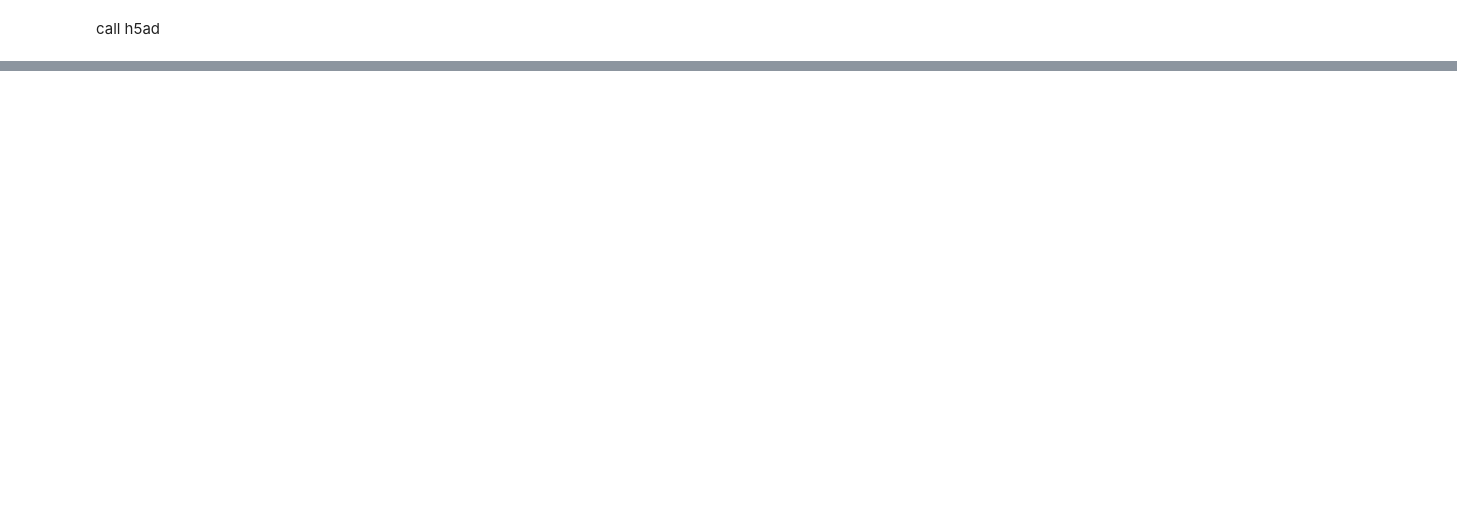
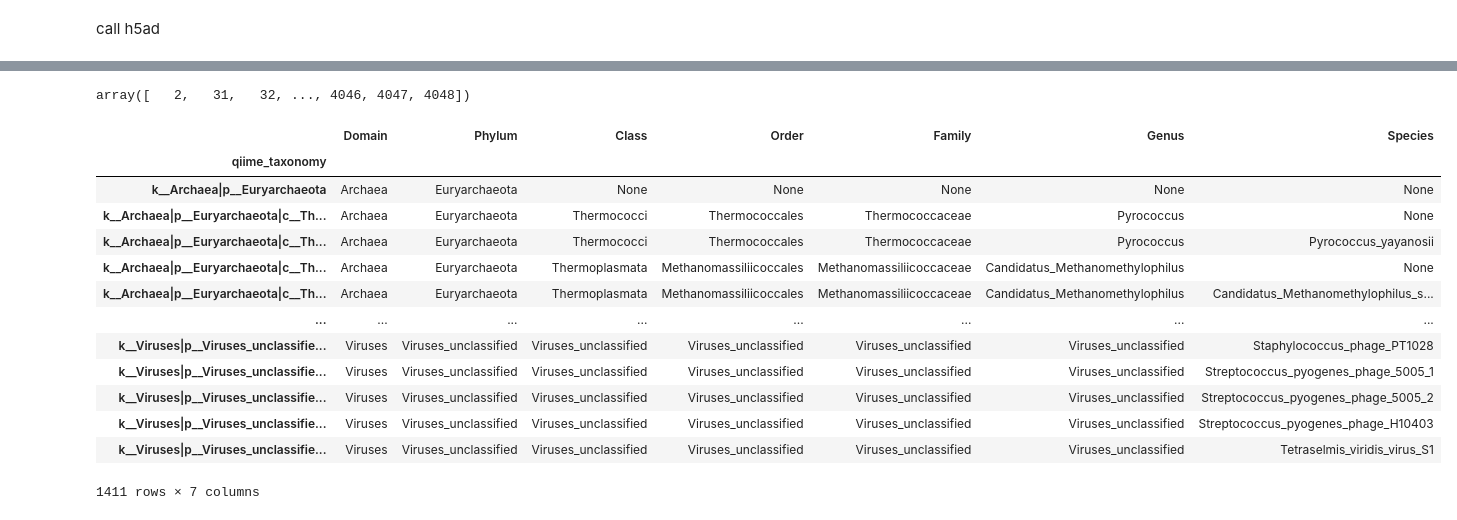
Before and after one commit to kkcchen/gut_microbiome_GPT, a Jupyter notebook: notebooks/wgs_notebooks/merge_wgs.ipynb, the cells around one changed output, grey strips where cells are left out. Cells and saved outputs as stored; diff of their text form; code cells hidden in the pictures; blank space fills up the shorter version.

```diff
--- a/notebooks/wgs_notebooks/merge_wgs.ipynb
+++ b/notebooks/wgs_notebooks/merge_wgs.ipynb
@@ -24,0 +168,5 @@ GMWI taxa: ['UNKNOWN.1', 'k__Archaea', 'k__Archaea|p__Euryarchaeota', 'k__Archae
+# %%
+joined.X = joined.X.tocsr()
+row_sums = np.asarray(joined.X.sum(axis=1)).ravel()
+row_sums[row_sums == 0] = 1.0
+joined.X = joined.X.multiply(100.0 / row_sums[:, None])
@@ -24,0 +288,4 @@ GMWI taxa: ['UNKNOWN.1', 'k__Archaea', 'k__Archaea|p__Euryarchaeota', 'k__Archae
+# %%
+test_finetune = ad.read_h5ad("/home/kchen/microbiome/gut_microbiome_GPT/datasets/remove_redundant_oct24/finetune_test.h5ad")
+old_taxonomy = test_finetune.varm["taxonomy"]
+display(old_taxonomy)
@@ -24,0 +323,26 @@ GMWI taxa: ['UNKNOWN.1', 'k__Archaea', 'k__Archaea|p__Euryarchaeota', 'k__Archae
+# %%
+def check_row(row: pd.Series) -> bool:
+
+    parts = [row[k] for k in ["Domain", "Phylum", "Class", "Order", "Family", "Genus", "Species"]]
+
+    non_null_count = sum(1 for p in parts[:-1] if p is not None)
+    match_count = 0
+    last_match_index = -1
+    for i in range(min(non_null_count, old_taxonomy.shape[1])):
+        if parts[i] in old_taxonomy.iloc[:, i].to_list():
+            match_count += 1
+            last_match_index = i
+    return last_match_index, match_count, non_null_count
+
+last_match_index_list, match_count_list, non_null_count_list = [], [], []
+for idx, row in joined.varm["taxonomy"].iterrows():
+    last_match_index, matched_ranks, total_ranks = check_row(row)
+    last_match_index_list.append(last_match_index)
+    match_count_list.append(matched_ranks)
+    non_null_count_list.append(total_ranks)
+
+last_match_indexes = pd.Series(last_match_index_list)
+match_counts = pd.Series(match_count_list)
+non_null_counts = pd.Series(non_null_count_list)
+
+# check_row(joined.varm["taxonomy"].iloc[2])
@@ -24,0 +378,26 @@ GMWI taxa: ['UNKNOWN.1', 'k__Archaea', 'k__Archaea|p__Euryarchaeota', 'k__Archae
+# %%
+final_match = (last_match_indexes != non_null_counts - 1)
+pos_idx = np.flatnonzero(final_match.to_numpy())
+
+# final_match.reindex(joined.varm["taxonomy"].index)
+# %%
+pos_idx
+# %% [output]
+array([   2,   31,   32, ..., 4046, 4047, 4048])
+# %%
+joined.varm["taxonomy"].iloc[pos_idx]
+# %% [output]
+|  | Domain | Phylum | Class | Order | Family | Genus | Species |
+| qiime_taxonomy |  |  |  |  |  |  |  |
+| k__Archaea|p__Euryarchaeota | Archaea | Euryarchaeota | None | None | None | None | None |
+| k__Archaea|p__Euryarchaeota|c__Th... | Archaea | Euryarchaeota | Thermococci | Thermococcales | Thermococcaceae | Pyrococcus | None |
+| k__Archaea|p__Euryarchaeota|c__Th... | Archaea | Euryarchaeota | Thermococci | Thermococcales | Thermococcaceae | Pyrococcus | Pyrococcus_yayanosii |
+| k__Archaea|p__Euryarchaeota|c__Th... | Archaea | Euryarchaeota | Thermoplasmata | Methanomassiliicoccales | Methanomassiliicoccaceae | Candidatus_Methanomethylophilus | None |
+| k__Archaea|p__Euryarchaeota|c__Th... | Archaea | Euryarchaeota | Thermoplasmata | Methanomassiliicoccales | Methanomassiliicoccaceae | Candidatus_Methanomethylophilus | Candidatus_Methanomethylophilus_s... |
+| ... | ... | ... | ... | ... | ... | ... | ... |
+| k__Viruses|p__Viruses_unclassifie... | Viruses | Viruses_unclassified | Viruses_unclassified | Viruses_unclassified | Viruses_unclassified | Viruses_unclassified | Staphylococcus_phage_PT1028 |
+| k__Viruses|p__Viruses_unclassifie... | Viruses | Viruses_unclassified | Viruses_unclassified | Viruses_unclassified | Viruses_unclassified | Viruses_unclassified | Streptococcus_pyogenes_phage_5005_1 |
+| k__Viruses|p__Viruses_unclassifie... | Viruses | Viruses_unclassified | Viruses_unclassified | Viruses_unclassified | Viruses_unclassified | Viruses_unclassified | Streptococcus_pyogenes_phage_5005_2 |
+| k__Viruses|p__Viruses_unclassifie... | Viruses | Viruses_unclassified | Viruses_unclassified | Viruses_unclassified | Viruses_unclassified | Viruses_unclassified | Streptococcus_pyogenes_phage_H10403 |
+| k__Viruses|p__Viruses_unclassifie... | Viruses | Viruses_unclassified | Viruses_unclassified | Viruses_unclassified | Viruses_unclassified | Viruses_unclassified | Tetraselmis_viridis_virus_S1 |
+1411 rows × 7 columns
```
Also changed, not shown: parts of 26 cells of this notebook, 1 other file.
